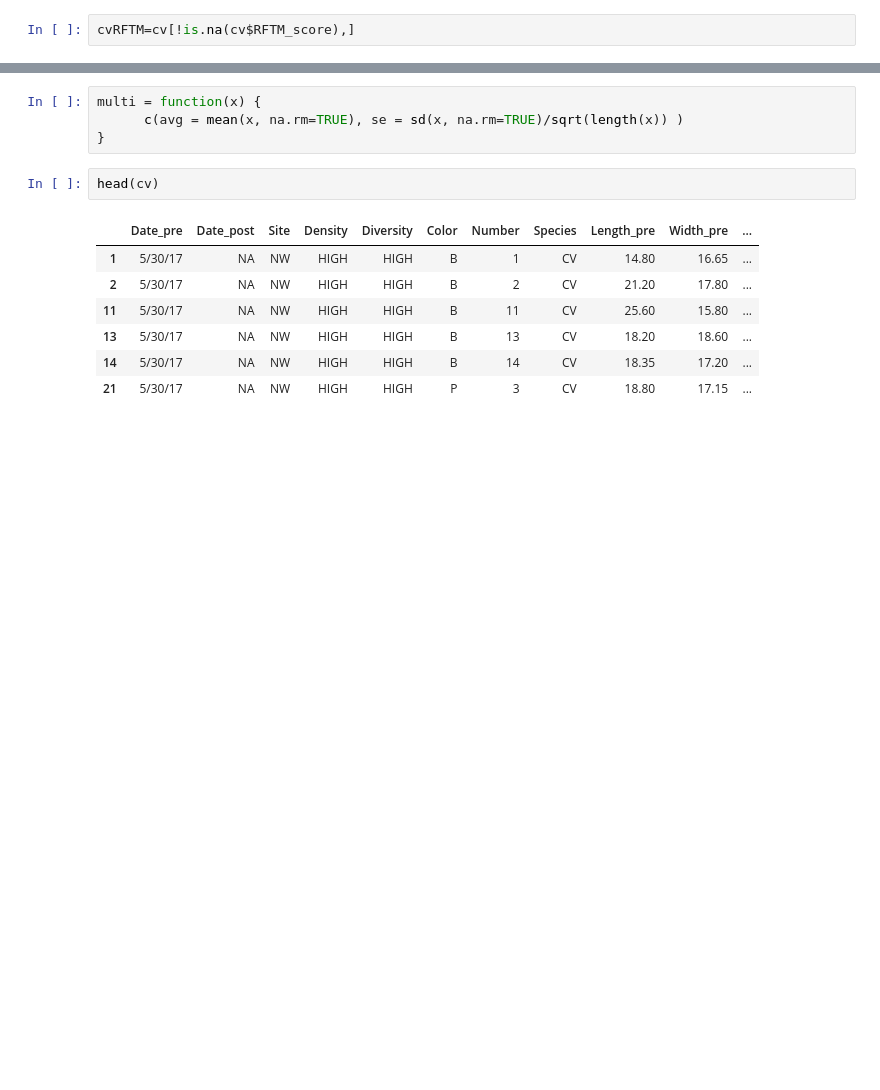
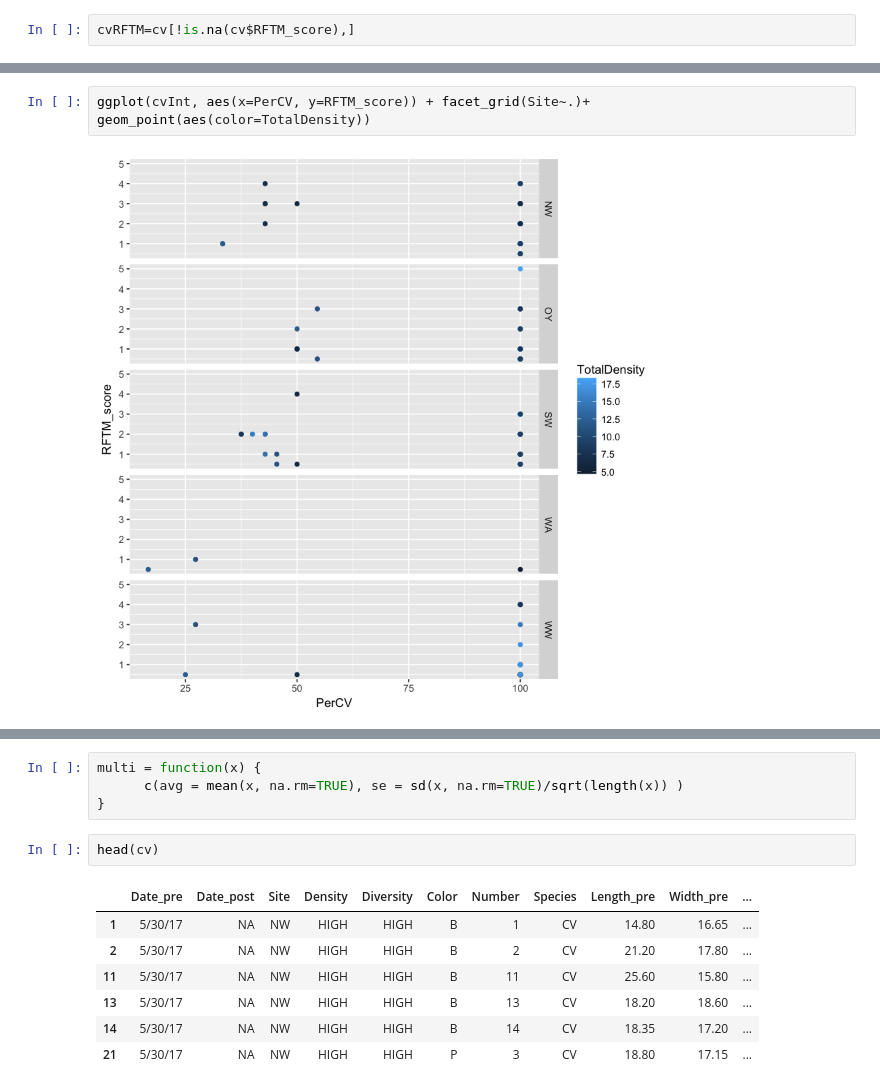
Before and after one commit to sagw/DE1, a Jupyter notebook: Size_RFTM_Prelim.ipynb, the cells around one changed output, grey strips where cells are left out. Cells and saved outputs as stored; diff of their text form; blank space fills up the shorter version.

```diff
--- a/Size_RFTM_Prelim.ipynb
+++ b/Size_RFTM_Prelim.ipynb
@@ -173,0 +196,4 @@ table(cvRFTM$Color, cvRFTM$treatment, cvRFTM$Site)
+# %%
+ggplot(cvInt, aes(x=PerCV, y=RFTM_score)) + facet_grid(Site~.)+ geom_point(aes(color=TotalDensity))
+# %% [output]
+[figure, added]
```
Also changed, not shown: parts of 44 cells of this notebook.
